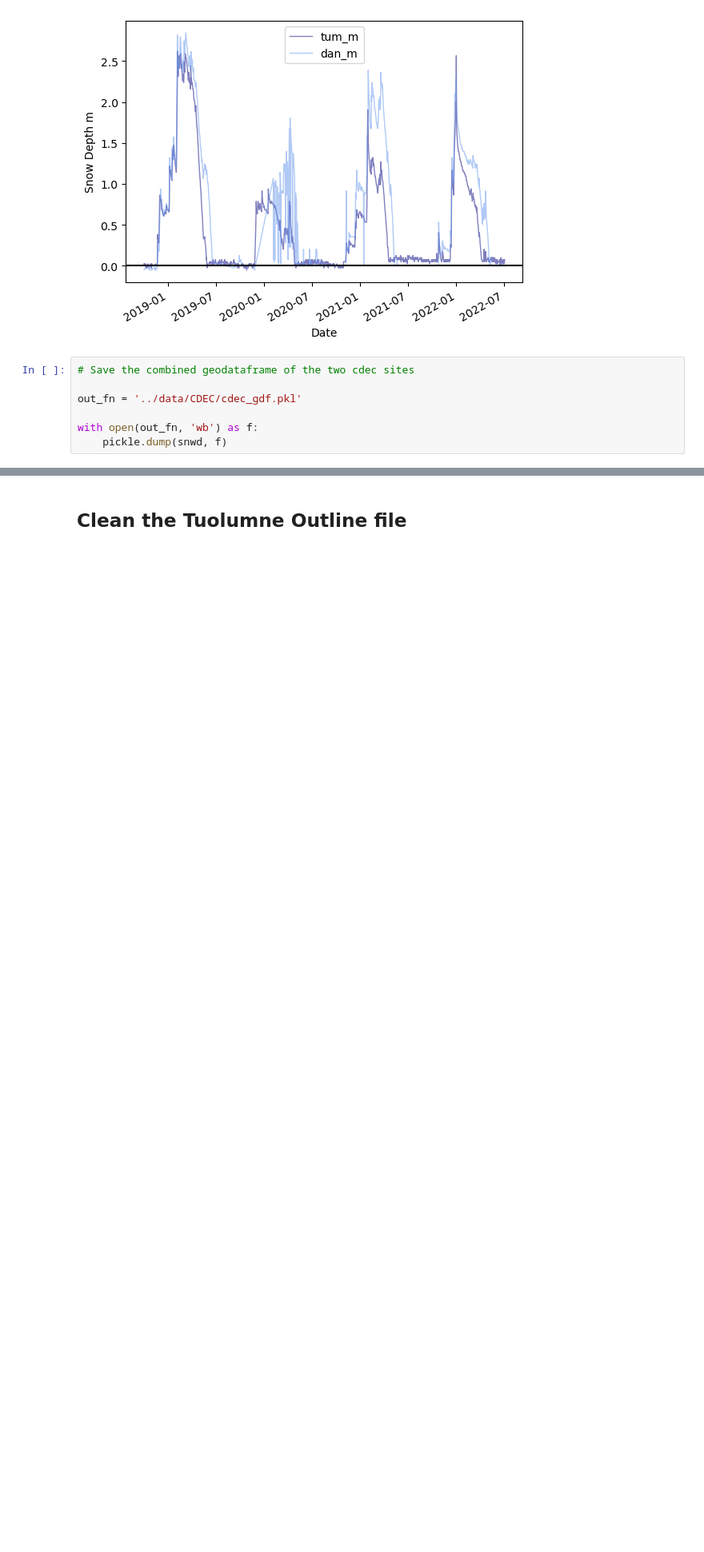
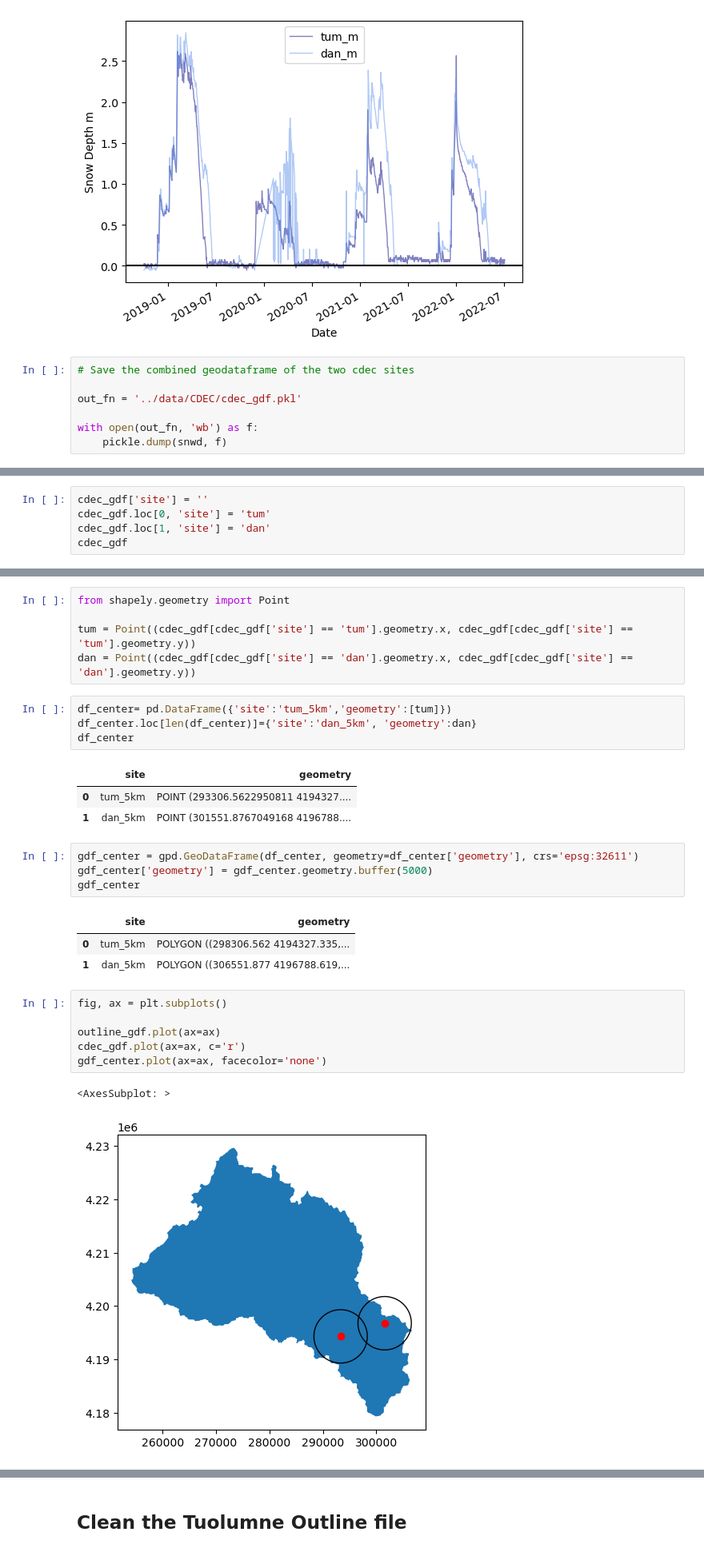
Before and after one commit to bessoh2/icesat2_sr, a Jupyter notebook: notebooks/AUX_dataclean.ipynb, the cells around one changed output, grey strips where cells are left out. Shown at 80% size. Saved outputs shown, nothing was run; the diff lists cells and outputs as text; blank space fills up the shorter version.

```diff
--- a/notebooks/AUX_dataclean.ipynb
+++ b/notebooks/AUX_dataclean.ipynb
@@ -120,0 +165,5 @@ with open(out_fn, 'wb') as f:
+# %%
+cdec_gdf['site'] = ''
+cdec_gdf.loc[0, 'site'] = 'tum'
+cdec_gdf.loc[1, 'site'] = 'dan'
+cdec_gdf
@@ -120,0 +174,30 @@ with open(out_fn, 'wb') as f:
+# %%
+from shapely.geometry import Point
+
+tum = Point((cdec_gdf[cdec_gdf['site'] == 'tum'].geometry.x, cdec_gdf[cdec_gdf['site'] == 'tum'].geometry.y))
+dan = Point((cdec_gdf[cdec_gdf['site'] == 'dan'].geometry.x, cdec_gdf[cdec_gdf['site'] == 'dan'].geometry.y))
+# %%
+df_center= pd.DataFrame({'site':'tum_5km','geometry':[tum]})
+df_center.loc[len(df_center)]={'site':'dan_5km', 'geometry':dan}
+df_center
+# %% [output]
+|  | site | geometry |
+| 0 | tum_5km | POINT (293306.5622950811 4194327.... |
+| 1 | dan_5km | POINT (301551.8767049168 4196788.... |
+# %%
+gdf_center = gpd.GeoDataFrame(df_center, geometry=df_center['geometry'], crs='epsg:32611')
+gdf_center['geometry'] = gdf_center.geometry.buffer(5000)
+gdf_center
+# %% [output]
+|  | site | geometry |
+| 0 | tum_5km | POLYGON ((298306.562 4194327.335,... |
+| 1 | dan_5km | POLYGON ((306551.877 4196788.619,... |
+# %%
+fig, ax = plt.subplots()
+
+outline_gdf.plot(ax=ax)
+cdec_gdf.plot(ax=ax, c='r')
+gdf_center.plot(ax=ax, facecolor='none')
+# %% [output]
+<AxesSubplot: >
+[figure, added]
```
Also changed, not shown: parts of 14 cells of this notebook, 2 other files.
